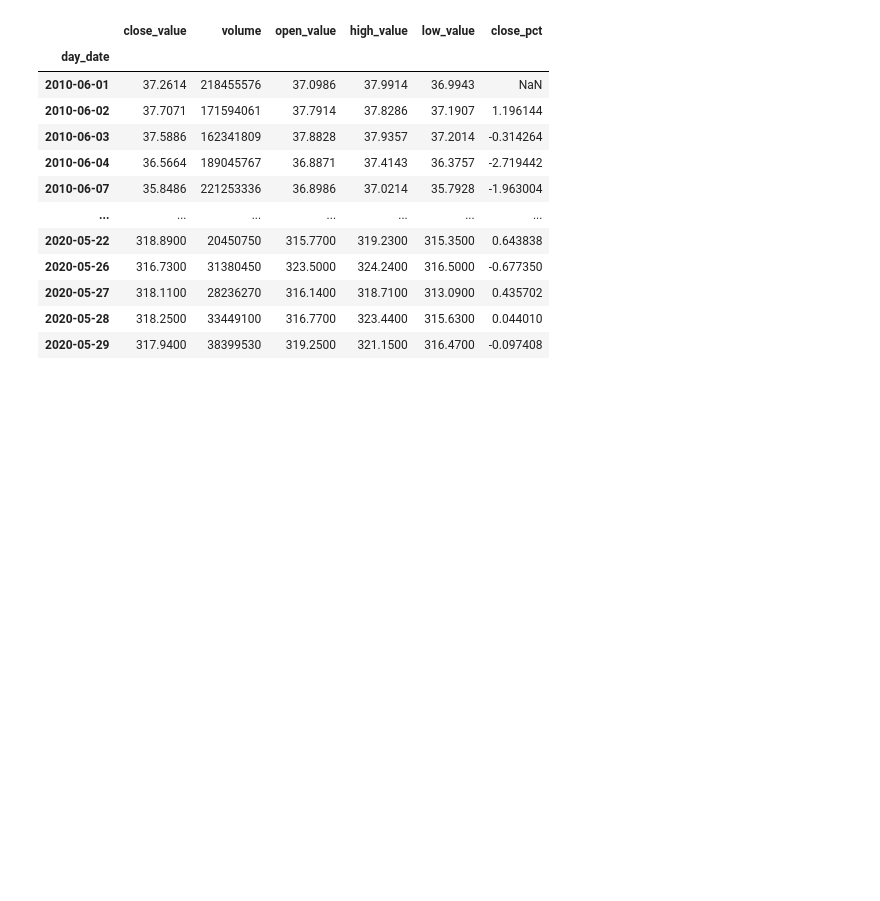
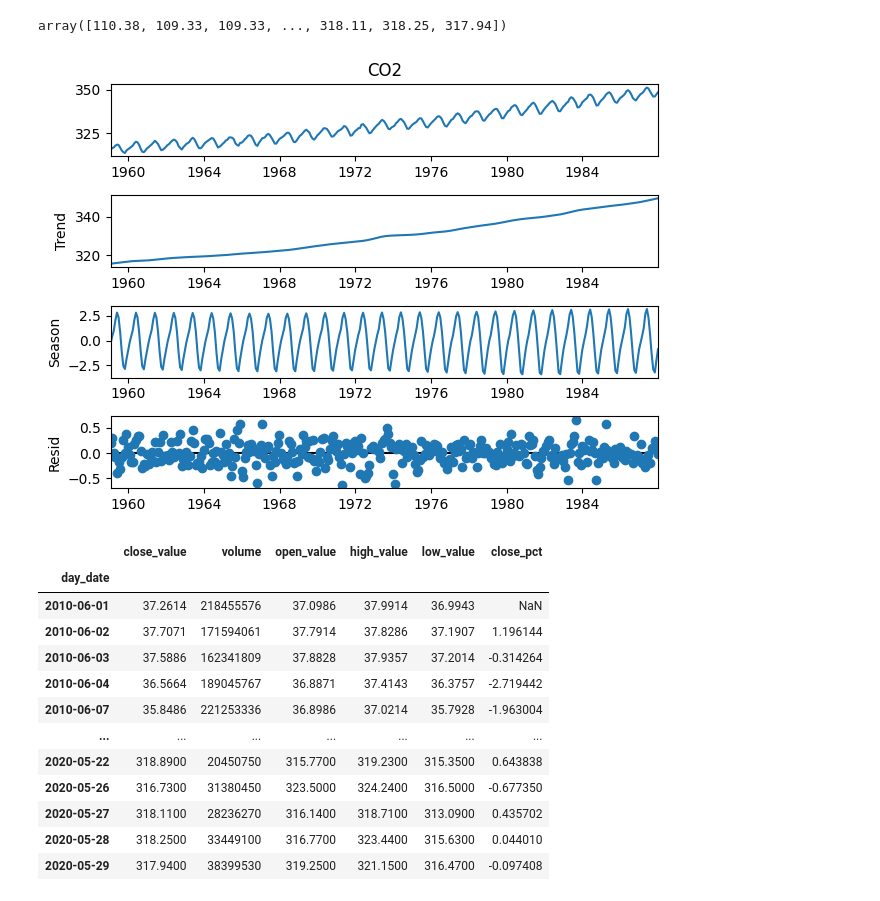
Before and after one commit to FilipeBarnabe/sentiment_analysis_time_series, a Jupyter notebook: time_series/time_series.ipynb, the cells around one changed output. Drawn from its saved outputs; the diff is of its cells as text; code cells hidden in the pictures; blank space fills up the shorter version.

```diff
--- a/time_series/time_series.ipynb
+++ b/time_series/time_series.ipynb
@@ -43,0 +694,11 @@ aapl["close_pct"] = aapl.close_value.pct_change().dropna().asfreq("D") * 100
+# %%
+stl_data = aapl["close"].values
+stl_data
+# %% [output]
+array([110.38, 109.33, 109.33, ..., 318.11, 318.25, 317.94])
+# %%
+stl = STL(co2, seasonal=13)
+res = stl.fit()
+fig = res.plot()
+# %% [output]
+[figure, added]
```
Also changed, not shown: parts of 33 cells of this notebook.
